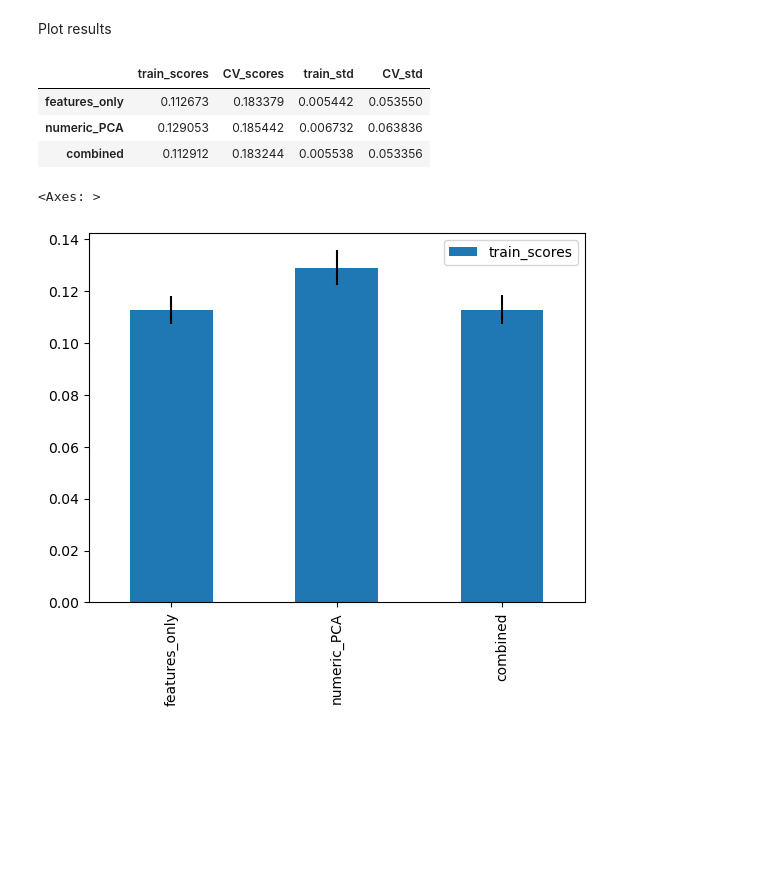
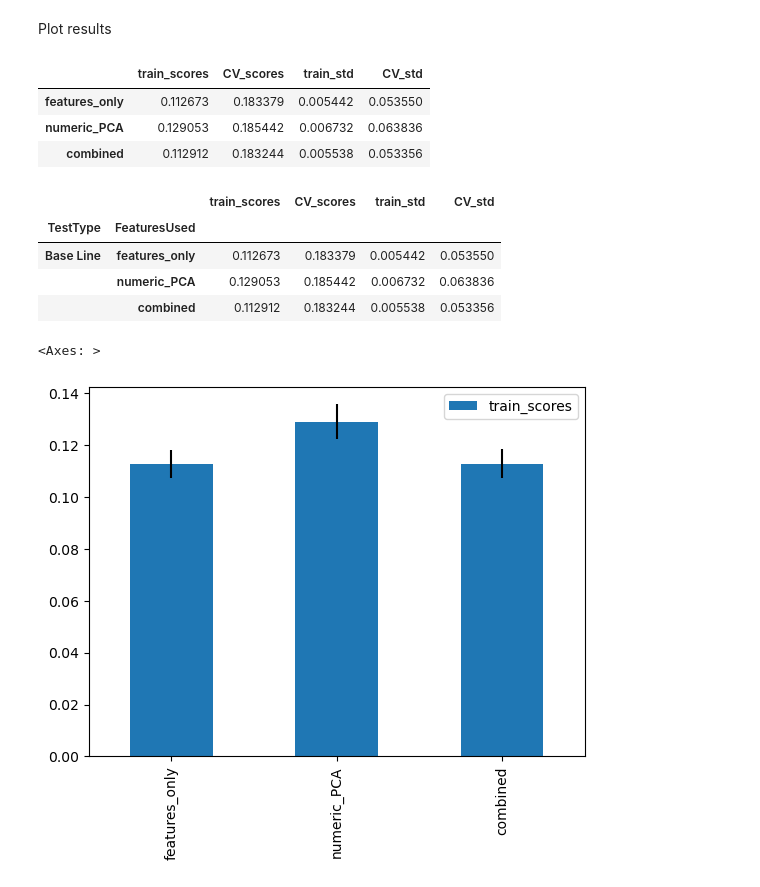
Before and after one commit to charlesbeacham/house_prices, a Jupyter notebook: housing.ipynb, the cells around one changed output. Cells and saved outputs as stored; diff of their text form; code cells hidden in the pictures; blank space fills up the shorter version.

```diff
--- a/housing.ipynb
+++ b/housing.ipynb
@@ -626,6 +654,25 @@ base_result_df
 | features_only | 0.112673 | 0.183379 | 0.005442 | 0.053550 |
 | numeric_PCA | 0.129053 | 0.185442 | 0.006732 | 0.063836 |
 | combined | 0.112912 | 0.183244 | 0.005538 | 0.053356 |
+# %%
+index_names = [["Base Line"], ["features_only", "numeric_PCA", "combined"]]
+index = pd.MultiIndex.from_product(index_names, names=["TestType", "FeaturesUsed"])
+
+d = {
+    "train_scores": train_scores,
+    "CV_scores": CV_scores,
+    "train_std": train_std,
+    "CV_std": CV_std,
+}
+
+base_result_df = pd.DataFrame(data=d, index=index)
+base_result_df
+# %% [output]
+|  |  | train_scores | CV_scores | train_std | CV_std |
+| TestType | FeaturesUsed |  |  |  |  |
+| Base Line | features_only | 0.112673 | 0.183379 | 0.005442 | 0.053550 |
+|  | numeric_PCA | 0.129053 | 0.185442 | 0.006732 | 0.063836 |
+|  | combined | 0.112912 | 0.183244 | 0.005538 | 0.053356 |
 # %%
 base_result_df.plot.bar(y="train_scores", yerr="train_std")
 base_result_df.plot.bar(y="CV_scores", yerr="CV_std")
```
Also changed, not shown: parts of 11 cells of this notebook.
